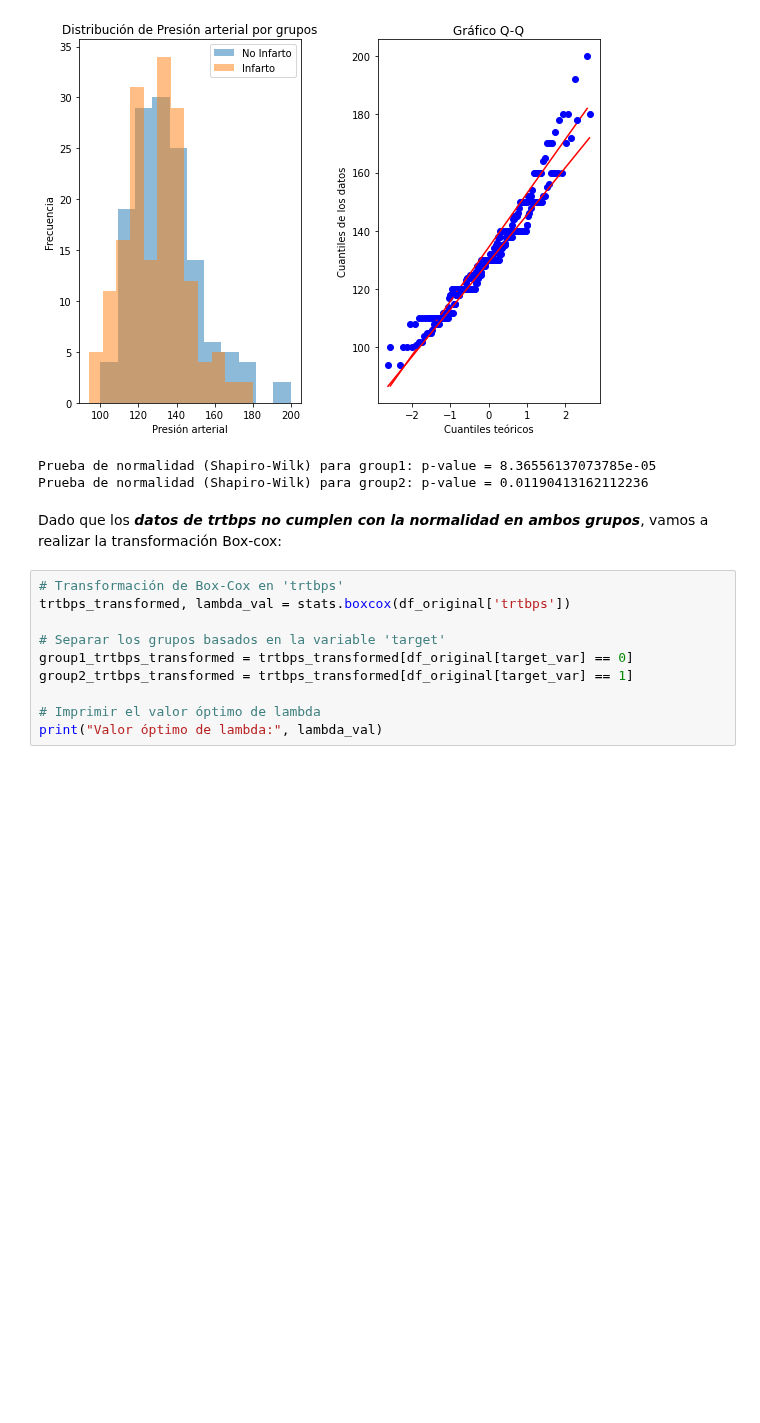
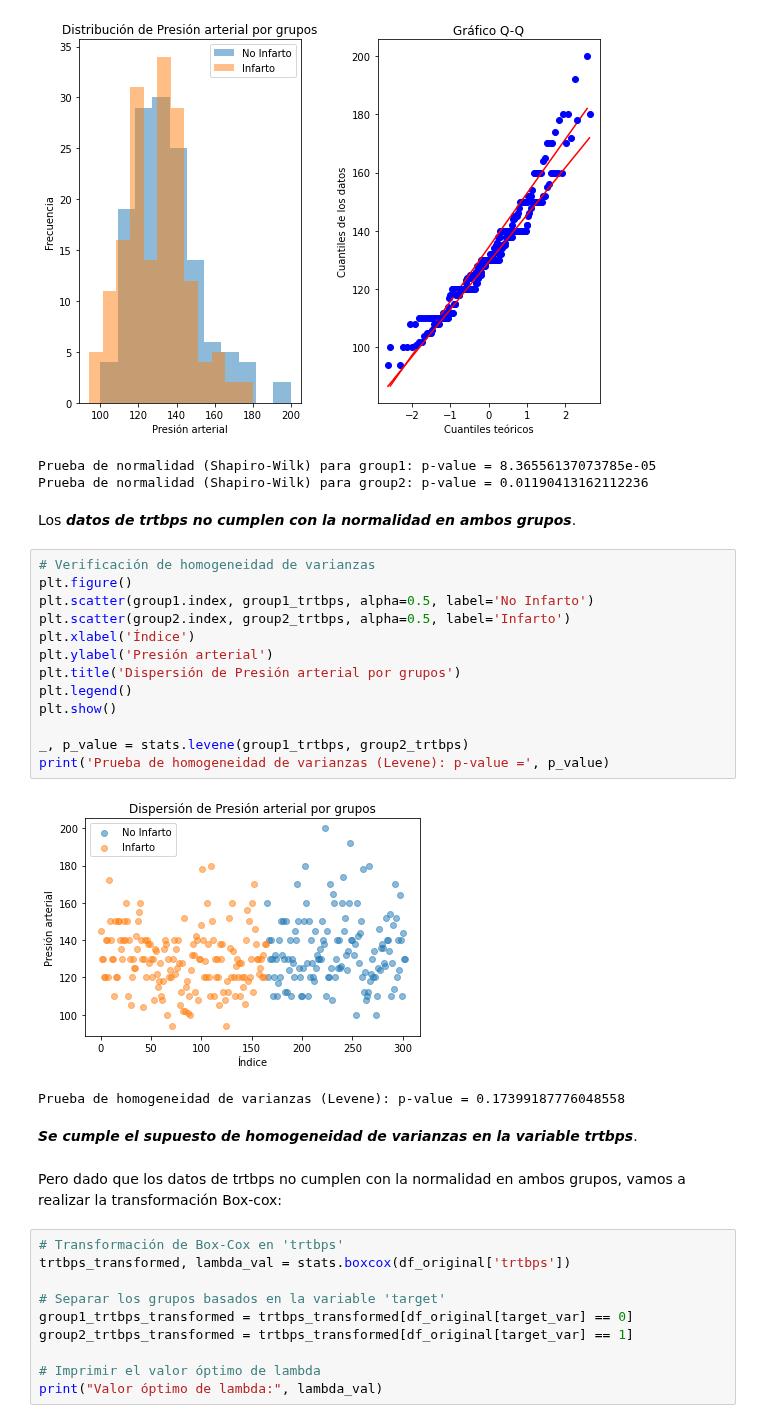
Before and after one commit to OscarTienda/heart-attack-analysis-prection, a Jupyter notebook: code/heart-attack-analysis-prediction.ipynb, the cells around one changed output. Cells and saved outputs as stored; diff of their text form; blank space fills up the shorter version.

```diff
--- a/code/heart-attack-analysis-prediction.ipynb
+++ b/code/heart-attack-analysis-prediction.ipynb
@@ -726,8 +726,28 @@ print('Prueba de normalidad (Shapiro-Wilk) para group2: p-value =', p_value2)
 [figure]
 Prueba de normalidad (Shapiro-Wilk) para group1: p-value = 8.36556137073785e-05
 Prueba de normalidad (Shapiro-Wilk) para group2: p-value = 0.01190413162112236
+# %% [markdown]
+Los ___datos de trtbps no cumplen con la normalidad en ambos grupos___.
+# %%
+# Verificación de homogeneidad de varianzas
+plt.figure()
+plt.scatter(group1.index, group1_trtbps, alpha=0.5, label='No Infarto')
+plt.scatter(group2.index, group2_trtbps, alpha=0.5, label='Infarto')
+plt.xlabel('Índice')
+plt.ylabel('Presión arterial')
+plt.title('Dispersión de Presión arterial por grupos')
+plt.legend()
+plt.show()
+
+_, p_value = stats.levene(group1_trtbps, group2_trtbps)
+print('Prueba de homogeneidad de varianzas (Levene): p-value =', p_value)
+# %% [output]
+[figure, added]
+Prueba de homogeneidad de varianzas (Levene): p-value = 0.17399187776048558
+# %% [markdown]
+___Se cumple el supuesto de homogeneidad de varianzas en la variable trtbps___.
 # %% [markdown]
-Dado que los ___datos de trtbps no cumplen con la normalidad en ambos grupos___, vamos a realizar la transformación Box-cox:
+Pero dado que los datos de trtbps no cumplen con la normalidad en ambos grupos, vamos a realizar la transformación Box-cox:
 # %%
 # Transformación de Box-Cox en 'trtbps'
 trtbps_transformed, lambda_val = stats.boxcox(df_original['trtbps'])
```
Also changed, not shown: parts of 6 cells of this notebook.
